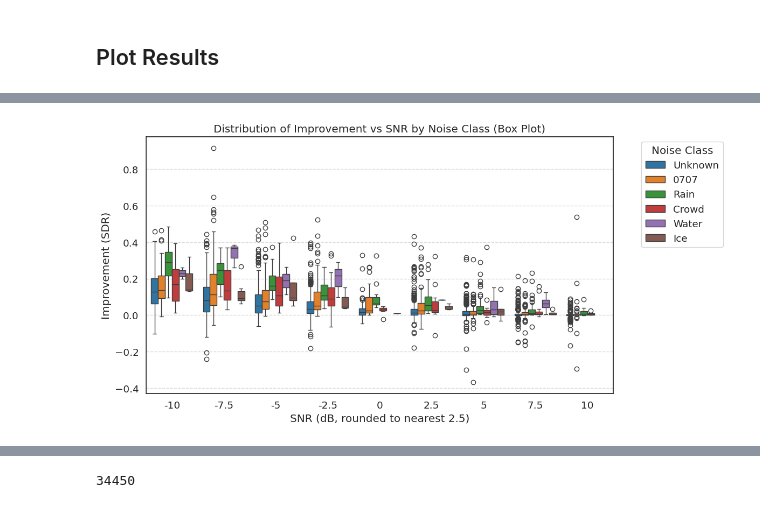
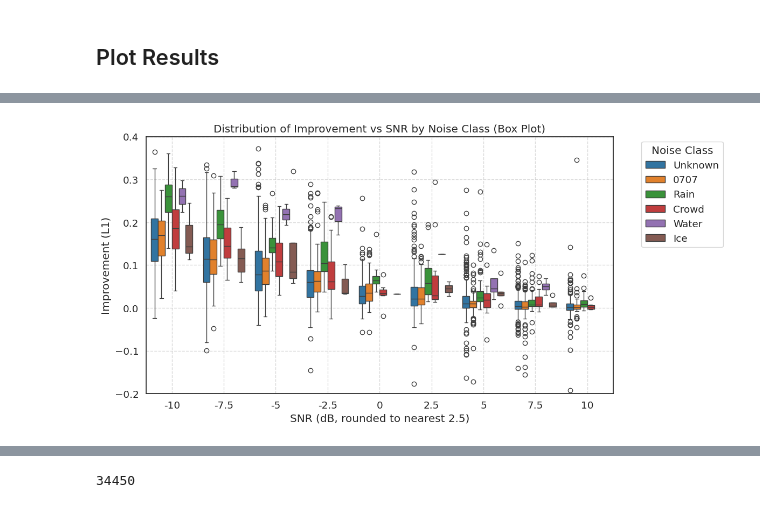
Before and after one commit to CiaranMaloy/audioautoencoder, a Jupyter notebook: audioautoencoder/Scripts/Test_Model.ipynb, the cells around one changed output, grey strips where cells are left out. Drawn from its saved outputs; the diff is of its cells as text; code cells hidden in the pictures.

```diff
--- a/audioautoencoder/Scripts/Test_Model.ipynb
+++ b/audioautoencoder/Scripts/Test_Model.ipynb
@@ -252,32 +288,33 @@ plt.show()
 # %%
 # Recalculate and clean labels
 df_eval["snr_db_rounded"] = (df_eval["snr_db"] / 2.5).round() * 2.5
 
 # Clean string labels and keep mapping for sorting
 df_eval["snr_db_rounded_str"] = df_eval["snr_db_rounded"].apply(
     lambda x: f"{x:.1f}".rstrip('0').rstrip('.') if '.' in f"{x:.1f}" else f"{int(x)}"
 )
 
 # Sort labels numerically
 ordered_snrs = sorted(df_eval["snr_db_rounded"].unique())
 ordered_labels = [f"{x:.1f}".rstrip('0').rstrip('.') if '.' in f"{x:.1f}" else f"{int(x)}" for x in ordered_snrs]
 
 plt.figure(figsize=(12, 6))
 sns.boxplot(
     data=df_eval,
     x="snr_db_rounded_str",
-    y="Improvement_L1_4k",
+    y="Improvement_L1",
     hue="noise_class",
     palette="tab10",
     order=ordered_labels  # ✅ apply numeric order
 )
 
 plt.xlabel("SNR (dB, rounded to nearest 2.5)")
-plt.ylabel("Improvement (SDR)")
+plt.ylabel("Improvement (L1)")
 plt.title("Distribution of Improvement vs SNR by Noise Class (Box Plot)")
 plt.legend(title="Noise Class", bbox_to_anchor=(1.05, 1), loc="upper left")
-plt.grid(True, axis='y', linestyle='--', alpha=0.7)
+plt.grid(True, linestyle='--', alpha=0.7)
 plt.tight_layout()
+plt.ylim((-0.2, 0.4))
 plt.show()
 # %% [output]
-[figure, old version]
+[figure, new version]
```
Also changed, not shown: parts of 8 cells of this notebook.
